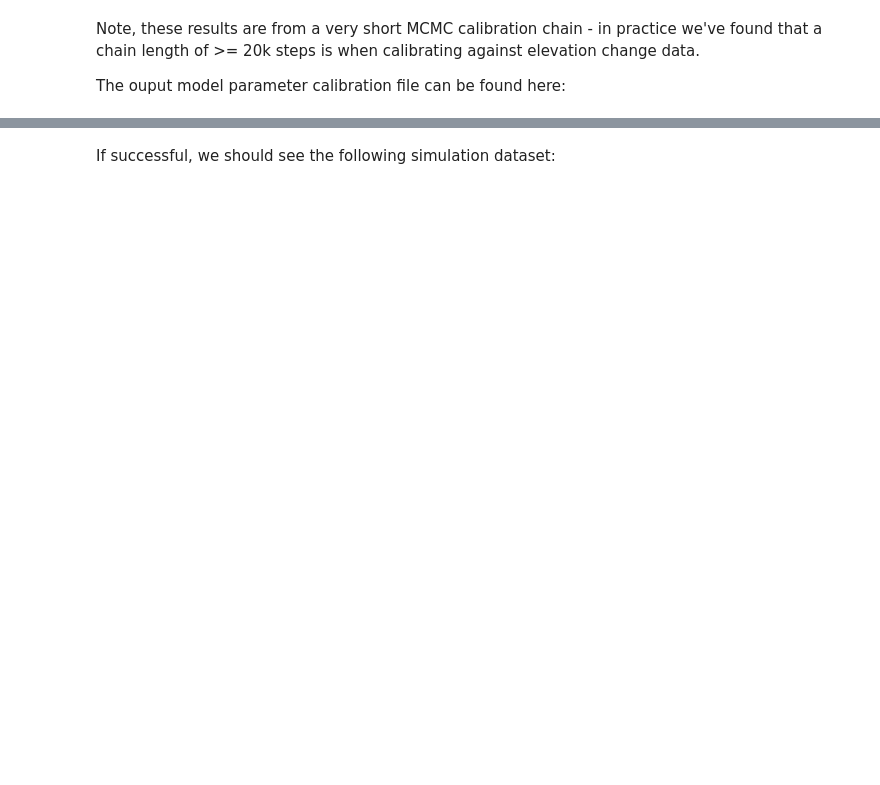
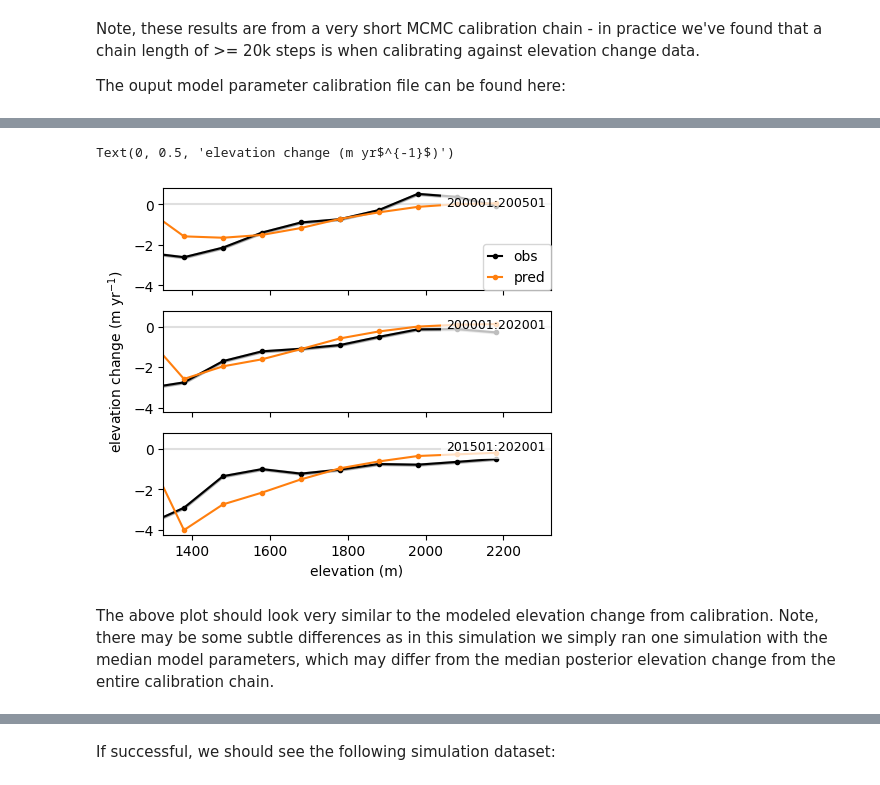
Before and after one commit to PyGEM-Community/PyGEM-notebooks, a Jupyter notebook: advanced_test_spinup_elev_change_calib.ipynb, the cells around one changed output, grey strips where cells are left out. Saved outputs shown, nothing was run; the diff lists cells and outputs as text; code cells hidden in the pictures; blank space fills up the shorter version.

```diff
--- a/advanced_test_spinup_elev_change_calib.ipynb
+++ b/advanced_test_spinup_elev_change_calib.ipynb
@@ -295,0 +425,31 @@ We'll also need to point to the proper parameter calibration file. We can do thi
+# %%
+nsrveys = len(gdir.elev_change_1d['dh'])
+lbls = [f'{''.join(dt[0].split('-')[:2])}:{''.join(dt[1].split('-')[:2])}' for dt in gdir.elev_change_1d['dates']]
+fig, axs = plt.subplots(nsrveys,1,figsize=(5,1.5*nsrveys), sharex=True, sharey=True)
+[a.axhline(0,c='grey', alpha=0.25) for a in axs]
+for i, r in enumerate(deltah_mod.T):
+    axs[i].plot(centers, gdir.elev_change_1d['dh'][i] / nyears[i], c='k', marker='.')
+    axs[i].fill_between(centers,
+                        (gdir.elev_change_1d['dh'][i] - np.array(gdir.elev_change_1d['dh_sigma'][i])/2) / nyears[i],
+                        (gdir.elev_change_1d['dh'][i] + np.array(gdir.elev_change_1d['dh_sigma'][i])/2) / nyears[i],
+                        color='k', alpha=0.25)
+    axs[i].plot(centers, r / nyears[i], 'tab:orange', marker='.')
+    axs[i].text(
+        0.9875, 0.925, lbls[i], transform=axs[i].transAxes,
+        ha='right', va='top', fontsize=9, bbox=dict(
+            facecolor='white',
+            edgecolor='none',
+            alpha=.75,
+        )
+    )
+axs[0].set_xlim(xlims)
+axs[0].plot([],[],'k', marker='.', label='obs')
+axs[0].plot([],[],'tab:orange', marker='.', label='pred')
+axs[0].legend(handlelength=1, loc='lower right', borderaxespad=0)
+axs[-1].set_xlabel('elevation (m)')
+axs[1].set_ylabel('elevation change (m yr$^{-1}$)')
+# %% [output]
+Text(0, 0.5, 'elevation change (m yr$^{-1}$)')
+[figure, added]
+# %% [markdown]
+The above plot should look very similar to the modeled elevation change from calibration. Note, there may be some subtle differences as in this simulation we simply ran one simulation with the median model parameters, which may differ from the median posterior elevation change from the entire calibration chain.
```
Also changed, not shown: parts of 32 cells of this notebook.
